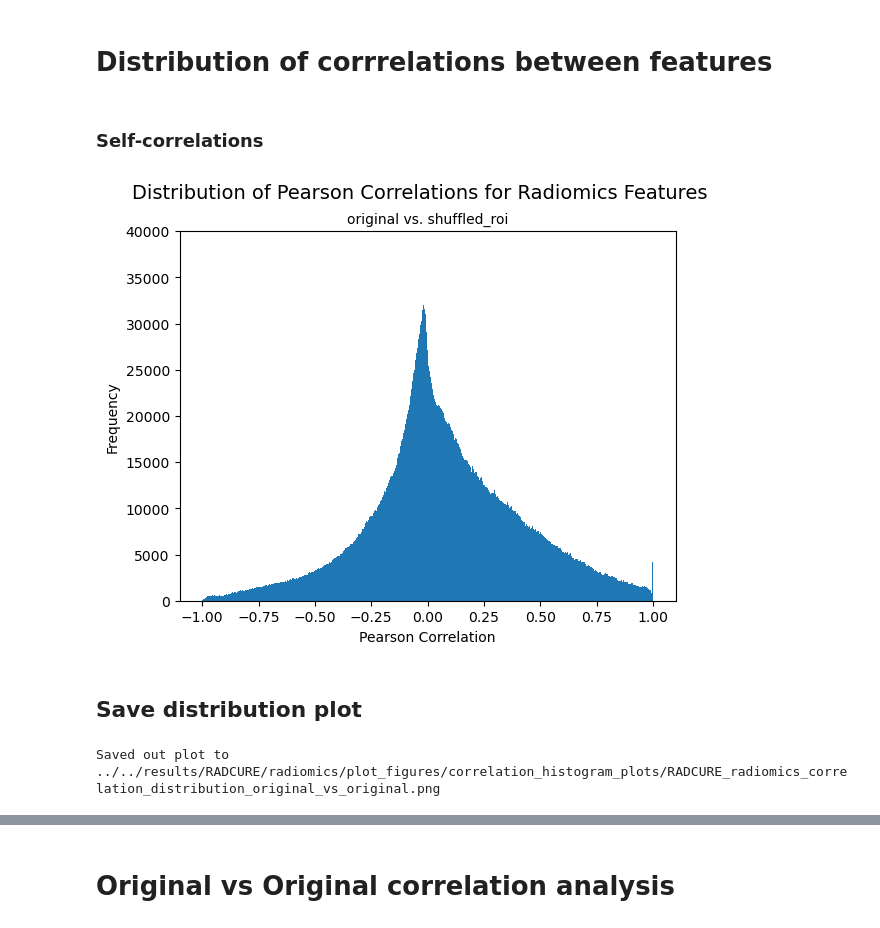
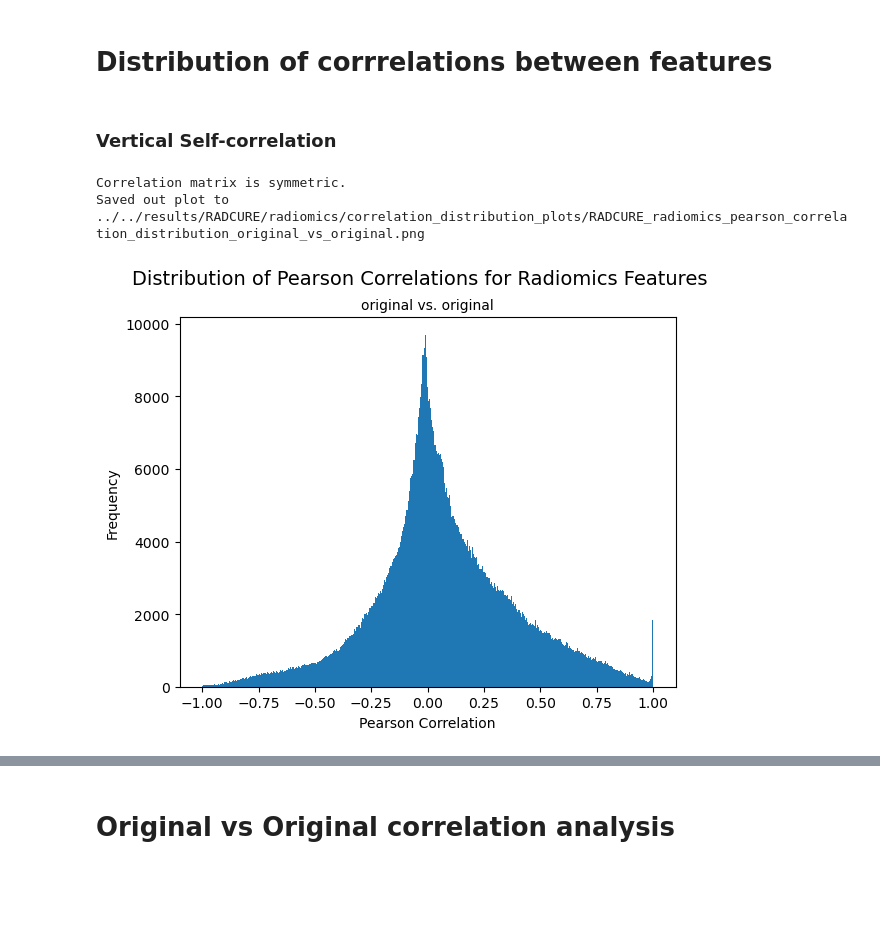
Before and after one commit to bhklab/analyze_readii_outputs, a Jupyter notebook: workflow/notebooks/correlation_analysis.ipynb, the cells around one changed output, grey strips where cells are left out. Cells and saved outputs as stored; diff of their text form; code cells hidden in the pictures; blank space fills up the shorter version.

Commit message:
feat: implemented distribution correlation plots
- for some reason, the horizontal vs vertical plots in different colours

```diff
--- a/workflow/notebooks/correlation_analysis.ipynb
+++ b/workflow/notebooks/correlation_analysis.ipynb
@@ -135,4 +142,4 @@ Saved out plot to ../../results/RADCURE/radiomics/correlation_heatmap_plots/RADC
 # %% [markdown]
 # Distribution of corrrelations between features
 # %% [markdown]
-### Self-correlations
+### Vertical Self-correlation
@@ -149,29 +146,17 @@ vert_corr_distribution = np.histogram(diag_vert_self_corr_values, bins=100)
-# %%
-# flatten the correlation matrix to a vector
-feature_correlation_arr = feature_correlation_matrix.to_numpy()
-lower_half_idx = np.mask_indices(len(feature_correlation_matrix), np.tril)
-diagonal_matrix_values = feature_correlation_arr[lower_half_idx]
-
-# calculate histogram of distribution of correlations
-correlation_distribution = np.histogram(diagonal_matrix_values, bins=100)
-
-# Set up figure for histogram
-dist_fig, dist_ax = plt.subplots()
-_, bin_edges, _ = dist_ax.hist(diagonal_matrix_values, bins=450)
-dist_ax.set_xlabel(f"{correlation_method.capitalize()} Correlation")
-dist_ax.set_ylabel("Frequency")
-dist_ax.set_ybound(0, 40000)
-plt.suptitle(f"Distribution of {correlation_method.capitalize()} Correlations for {extraction_method.capitalize()} Features", fontsize=14)
-plt.title(f"{feature_set_vertical} vs. {feature_set_horizontal}", fontsize=10)
-plt.show()
-# %% [output]
-[figure, removed]
-# %% [markdown]
-## Save distribution plot
-# %%
-distribution_plot_name = f"{dataset_name}_{extraction_method}_correlation_distribution_{feature_set_vertical}_vs_{feature_set_horizontal}.png"
-distribution_plot_output_dir_path = f"../../results/{dataset_name}/{extraction_method}/plot_figures/correlation_histogram_plots"
-
-savePlotFigure(dist_fig, distribution_plot_name, distribution_plot_output_dir_path, dataset_name)
-# %% [output]
-Saved out plot to ../../results/RADCURE/radiomics/plot_figures/correlation_histogram_plots/RADCURE_radiomics_correlation_distribution_original_vs_original.png
+# %%
+vertical_corr_dist_fig = plotCorrelationDistribution(vertical_self_correlations,
+                                       num_bins = 450,
+                                       xlabel = f"{correlation_method.capitalize()} Correlation",
+                                       ylabel = "Frequency",
+                                       y_upper_bound=None,
+                                       title = f"Distribution of {correlation_method.capitalize()} Correlations for {extraction_method.capitalize()} Features",
+                                       subtitle = f"{feature_set_vertical} vs. {feature_set_vertical}"
+                                      )
+
+savePlotFigure(vertical_corr_dist_fig,
+               plot_name = f"{dataset_name}_{extraction_method}_{correlation_method}_correlation_distribution_{feature_set_vertical}_vs_{feature_set_vertical}.png",
+               output_dir_path=f"../../results/{dataset_name}/{extraction_method.lower()}/correlation_distribution_plots")
+# %% [output]
+Correlation matrix is symmetric.
+Saved out plot to ../../results/RADCURE/radiomics/correlation_distribution_plots/RADCURE_radiomics_pearson_correlation_distribution_original_vs_original.png
+[figure, added]
```
Also changed, not shown: parts of 17 cells of this notebook, 1 other file.
